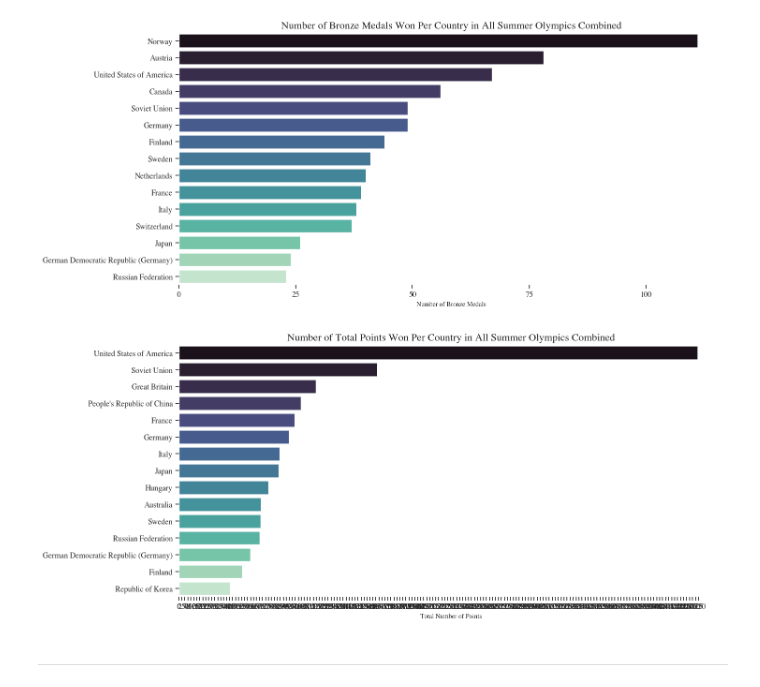
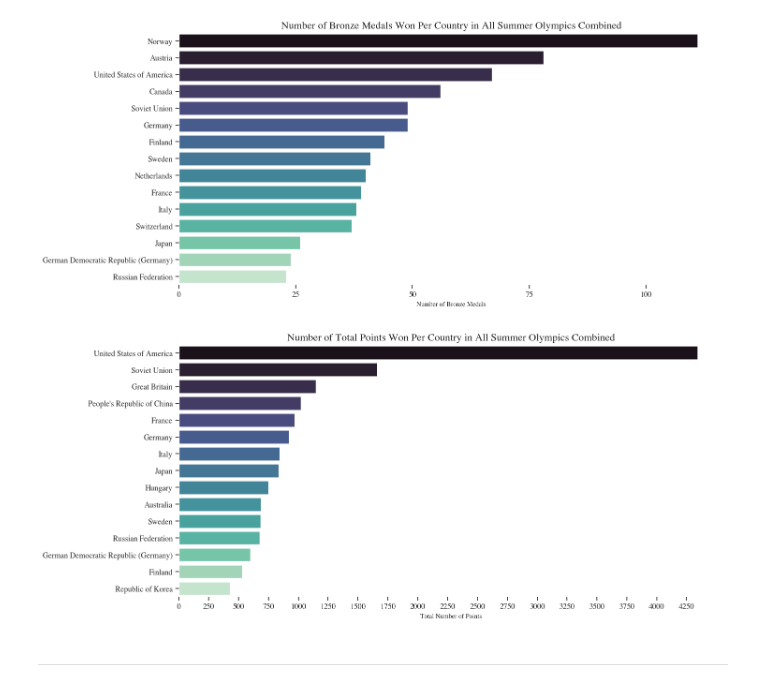
Before and after one commit to ubco-W2022T2-data301/project-group-group17, a Jupyter notebook: analysis/notebooks/analysis_cynthia.ipynb, the cells around one changed output. Drawn from its saved outputs; the diff is of its cells as text; code cells hidden in the pictures.

```diff
--- a/analysis/notebooks/analysis_cynthia.ipynb
+++ b/analysis/notebooks/analysis_cynthia.ipynb
@@ -530,35 +530,35 @@ None
 ## Actual Plot:
 plt.figure(figsize=(15,7))
 sns.barplot(TOPTotalPointsCountryS, y="country", x="point_value",palette="mako")
 
 ## Edit the Plot:
-plt.xticks(np.arange(0, max(TOPTotalPointsCountryS['point_value'])+25,25))
+plt.xticks(np.arange(0, max(TOPTotalPointsCountryS['point_value'])+100,250))
 ax = plt.gca()
 ax.set_frame_on(False)
 
 ## Add Labels:
 plt.title("Number of Total Points Won Per Country in All Summer Olympics Combined")
 plt.xlabel("Total Number of Points")
 plt.ylabel(None)
 
 ## Change Font Style:
 plt.rcParams["font.family"] = "Times"
 
 ## Font Sizes:
 SMALL_SIZE = 14
 MEDIUM_SIZE = 16
 BIGGER_SIZE = 20
 
 ## plt.rc('font', size=SMALL_SIZE)          # controls default text sizes
 plt.rc('axes', titlesize=BIGGER_SIZE)     # fontsize of the axes title
 plt.rc('axes', labelsize=MEDIUM_SIZE)    # fontsize of the x and y labels
 plt.rc('xtick', labelsize=MEDIUM_SIZE)    # fontsize of the tick labels
 plt.rc('ytick', labelsize=MEDIUM_SIZE)    # fontsize of the tick labels
 plt.rc('figure', titlesize=BIGGER_SIZE)  # fontsize of the figure title
 
 None
 # %% [output]
-[figure, old version]
+[figure, new version]
 # %% [markdown]
 ---
 # %% [markdown]
```
Also changed, not shown: parts of 33 cells of this notebook.
